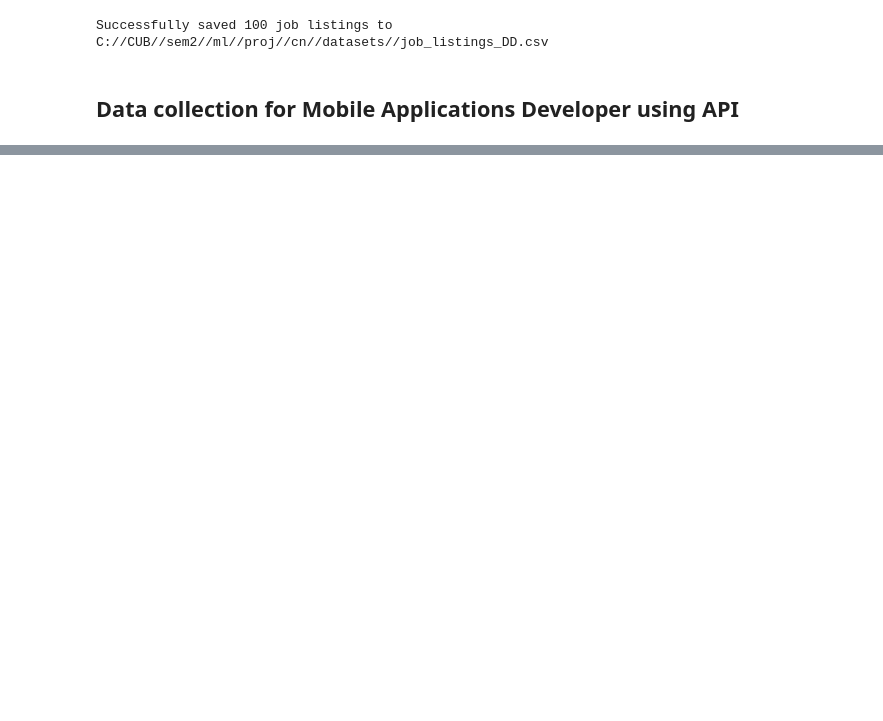
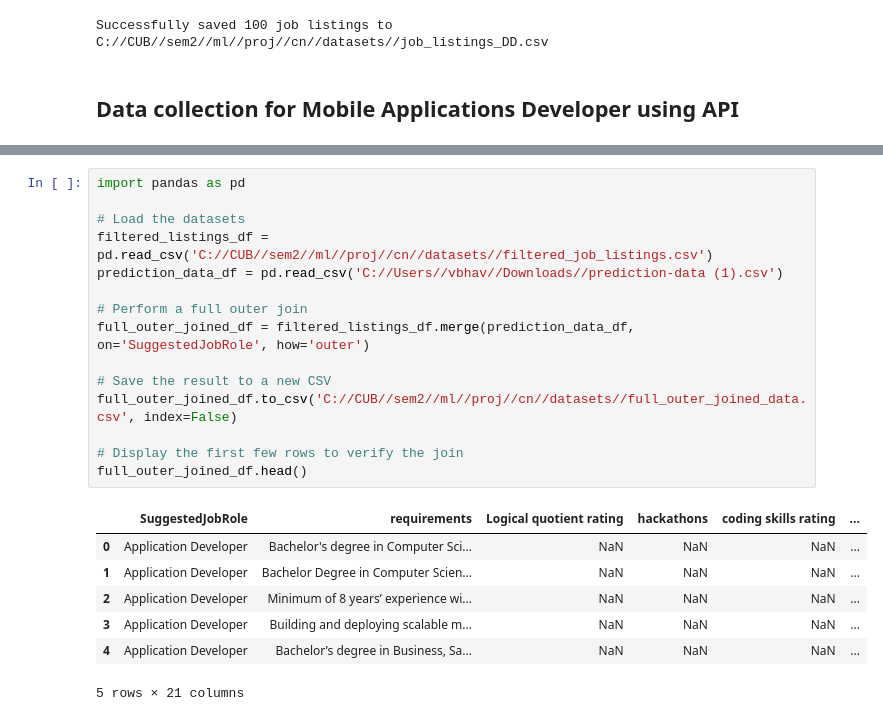
Before and after one commit to bhavanareddy19/cn, a Jupyter notebook: api.ipynb, the cells around one changed output, grey strips where cells are left out. Saved outputs shown, nothing was run; the diff lists cells and outputs as text; blank space fills up the shorter version.

Commit message:
data cleaning

```diff
--- a/api.ipynb
+++ b/api.ipynb
@@ -391,0 +654,23 @@ Successfully saved 120 job listings to C://CUB//sem2//ml//proj//cn//datasets//jo
+# %%
+import pandas as pd
+
+# Load the datasets
+filtered_listings_df = pd.read_csv('C://CUB//sem2//ml//proj//cn//datasets//filtered_job_listings.csv')
+prediction_data_df = pd.read_csv('C://Users//vbhav//Downloads//prediction-data (1).csv')
+
+# Perform a full outer join
+full_outer_joined_df = filtered_listings_df.merge(prediction_data_df, on='SuggestedJobRole', how='outer')
+
+# Save the result to a new CSV
+full_outer_joined_df.to_csv('C://CUB//sem2//ml//proj//cn//datasets//full_outer_joined_data.csv', index=False)
+
+# Display the first few rows to verify the join
+full_outer_joined_df.head()
+# %% [output]
+|  | SuggestedJobRole | requirements | Logical quotient rating | hackathons | coding skills rating | ... |
+| 0 | Application Developer | Bachelor's degree in Computer Sci... | NaN | NaN | NaN | ... |
+| 1 | Application Developer | Bachelor Degree in Computer Scien... | NaN | NaN | NaN | ... |
+| 2 | Application Developer | Minimum of 8 years’ experience wi... | NaN | NaN | NaN | ... |
+| 3 | Application Developer | Building and deploying scalable m... | NaN | NaN | NaN | ... |
+| 4 | Application Developer | Bachelor’s degree in Business, Sa... | NaN | NaN | NaN | ... |
+5 rows × 21 columns
```
Also changed, not shown: parts of 30 cells of this notebook, 7 other files.
